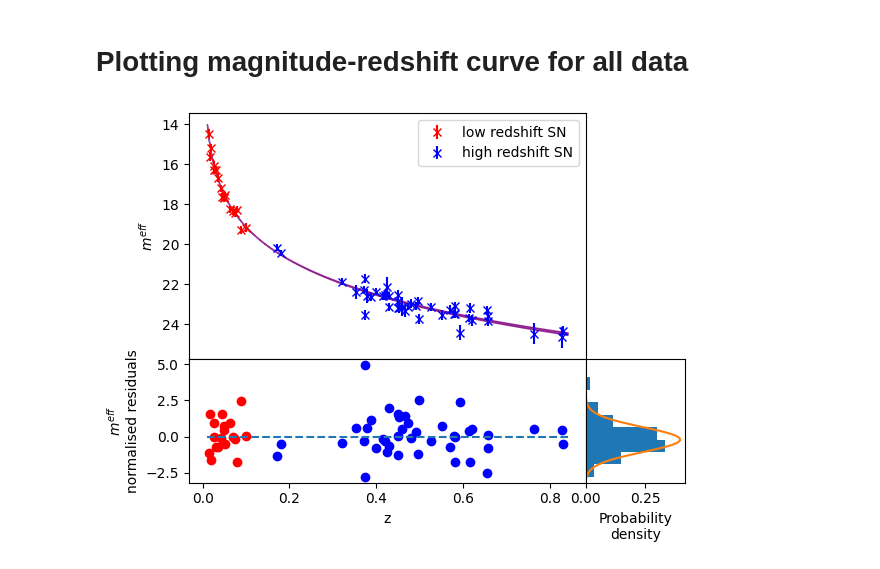
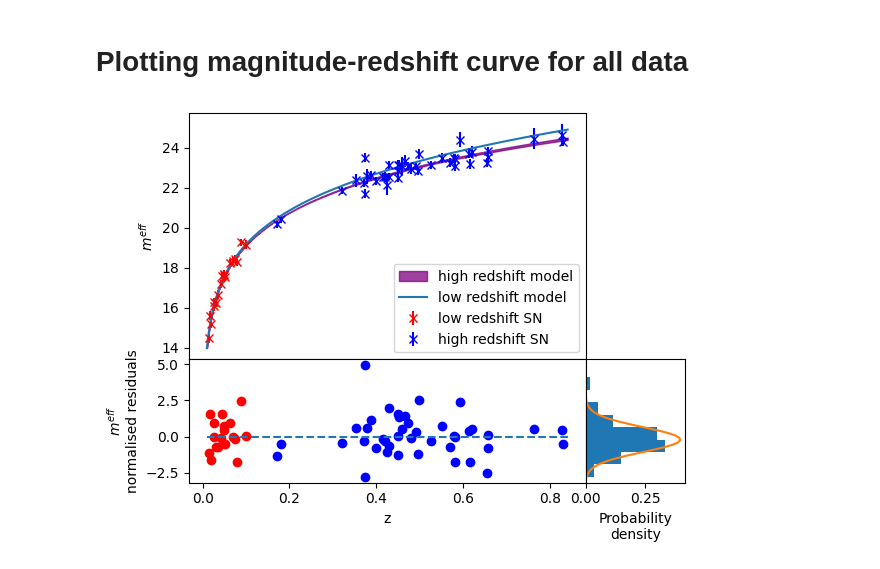
Before and after one commit to LightningMinion/Supernova-Cosmology, a Jupyter notebook: main-code v4.ipynb, the cells around one changed output. Drawn from its saved outputs; the diff is of its cells as text; code cells hidden in the pictures.

```diff
--- a/main-code v4.ipynb
+++ b/main-code v4.ipynb
@@ -236,6 +240,7 @@ Dark energy energy density is then 0.72 +/- 0.05
 def zero_funct(x):
     return 0*x
 trial_z = np.linspace(0.01, 0.84, 1000)
+trial_mag_near = mag_model_near(trial_z, LPeakLambda)
 trial_mag = np.zeros(len(trial_z))
 trial_mag_lower = np.zeros(len(trial_z))
 trial_mag_upper = np.zeros(len(trial_z))
@@ -253,33 +258,35 @@ for trial_redshift2 in sn_z_near:
 norm_resid_far = np.zeros(len(sn_z_far))
 i5 = 0
 for trial_redshift3 in sn_z_far:
     norm_resid_far[i5] = (sn_mag_far[i5] - mag_model(trial_redshift3, OmegaLambda))/sn_mag_err_far[i5]
     i5 += 1
 norm_resid = np.concatenate((norm_resid_near, norm_resid_far))
 
 fig, axs = plt.subplots(2, 2, width_ratios=[4,1], height_ratios=[2,1])
+#ax4 = fig.add_subplot()
 axs[0,0].errorbar(sn_z_near, sn_mag_near, yerr=sn_mag_err_near, marker = "x", linestyle = 'None', color = "red", label = "low redshift SN")
 axs[0,0].errorbar(sn_z_far, sn_mag_far, yerr = sn_mag_err_far, marker = "x", linestyle = "None", color = "blue", label = "high redshift SN")
 #axs[0,0].plot(trial_z, trial_mag, color = "purple")
-axs[0,0].fill_between(trial_z, trial_mag_lower, trial_mag_upper, color = "purple", alpha = 0.75)
+axs[0,0].fill_between(trial_z, trial_mag_lower, trial_mag_upper, color = "purple", alpha = 0.75, label = "high redshift model")
 #axs[0].errorbar(sn_z_far, sn_mag_far, yerr=sn_mag_err_far, marker = "x", linestyle = 'None', color = "blue", label = "distant SN")
 axs[1,0].scatter(sn_z_near, norm_resid_near, color = "red")
 axs[1,0].scatter(sn_z_far, norm_resid_far, color = "blue")
 axs[1,0].plot(trial_z, zero_funct(trial_z), linestyle = "dashed")
+axs[0,0].plot(trial_z, trial_mag_near, label = "low redshift model")
 axs[1,0].set_xlabel("z")
 axs[0,0].set_ylabel("${m^{eff}}$")
 axs[1,0].set_ylabel("${m^{eff}}$\nnormalised residuals")
 fig.subplots_adjust(hspace=0)
 fig.subplots_adjust(wspace=0)
 axs[0,0].legend()
-axs[0,0].invert_yaxis()
+#axs[0,0].invert_yaxis()
 axs[0,1].remove()
 axs[1,1].get_yaxis().set_visible(False)
 axs[1,1].hist(norm_resid, density = True, orientation = u'horizontal', bins = range(-3,6))
 xs = np.linspace(-3,6)
 axs[1,1].plot(scp.stats.norm.pdf(xs, 0, 1), xs)
 axs[1,1].set_xlabel("Probability\ndensity")
 plt.savefig("effMagAll-redshift-normResid-graph", bbox_inches = "tight")
 plt.show()
 # %% [output]
-[figure, old version]
+[figure, new version]
```
Also changed, not shown: parts of 3 cells of this notebook, 2 other files.
